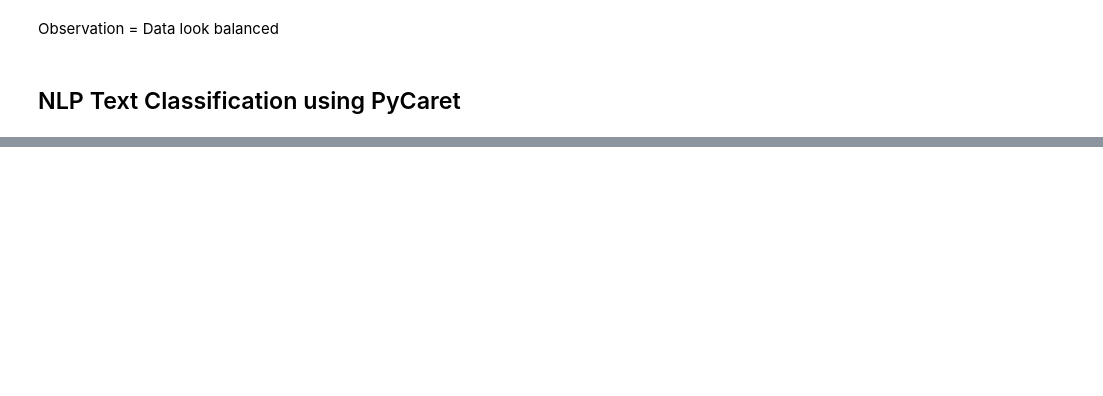
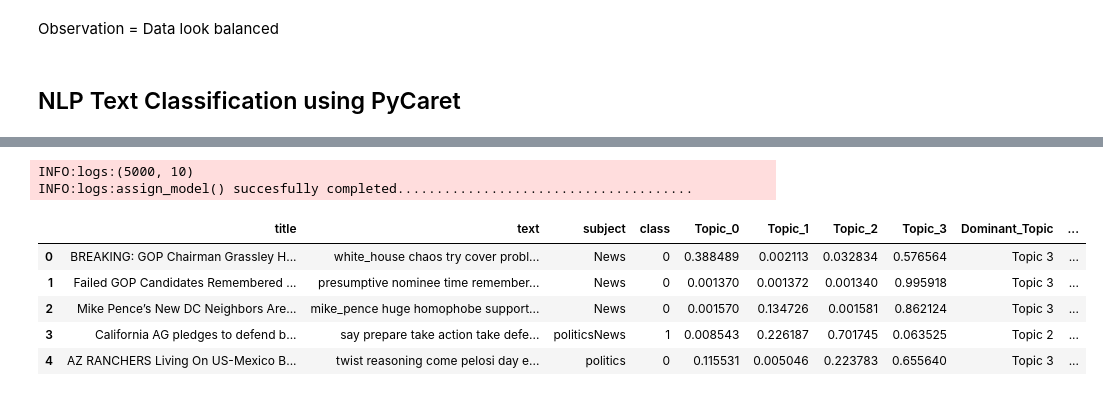
Before and after one commit to MuhammadNurilHuda/NLP-Project-and-Documentation, a Jupyter notebook: NLP Text Classification basic.ipynb, the cells around one changed output, grey strips where cells are left out. Saved outputs shown, nothing was run; the diff lists cells and outputs as text; code cells hidden in the pictures; blank space fills up the shorter version.

```diff
--- a/NLP Text Classification basic.ipynb
+++ b/NLP Text Classification basic.ipynb
@@ -192,0 +263,14 @@ ModuleNotFoundError: No module named 'pycaret.nlp'
+# %%
+lda_results = assign_model(lda)
+# %% [output]
+INFO:logs:(5000, 10)
+INFO:logs:assign_model() succesfully completed......................................
+# %%
+lda_results.head()
+# %% [output]
+|  | title | text | subject | class | Topic_0 | Topic_1 | Topic_2 | Topic_3 | Dominant_Topic | ... |
+| 0 | BREAKING: GOP Chairman Grassley H... | white_house chaos try cover probl... | News | 0 | 0.388489 | 0.002113 | 0.032834 | 0.576564 | Topic 3 | ... |
+| 1 | Failed GOP Candidates Remembered ... | presumptive nominee time remember... | News | 0 | 0.001370 | 0.001372 | 0.001340 | 0.995918 | Topic 3 | ... |
+| 2 | Mike Pence’s New DC Neighbors Are... | mike_pence huge homophobe support... | News | 0 | 0.001570 | 0.134726 | 0.001581 | 0.862124 | Topic 3 | ... |
+| 3 | California AG pledges to defend b... | say prepare take action take defe... | politicsNews | 1 | 0.008543 | 0.226187 | 0.701745 | 0.063525 | Topic 2 | ... |
+| 4 | AZ RANCHERS Living On US-Mexico B... | twist reasoning come pelosi day e... | politics | 0 | 0.115531 | 0.005046 | 0.223783 | 0.655640 | Topic 3 | ... |
```
Also changed, not shown: parts of 28 cells of this notebook, 2 other files.
